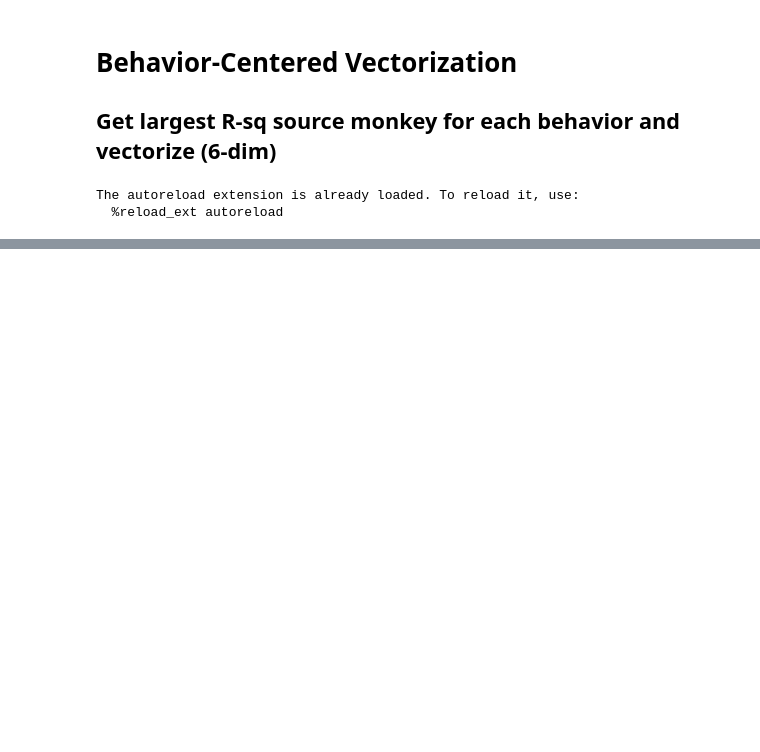
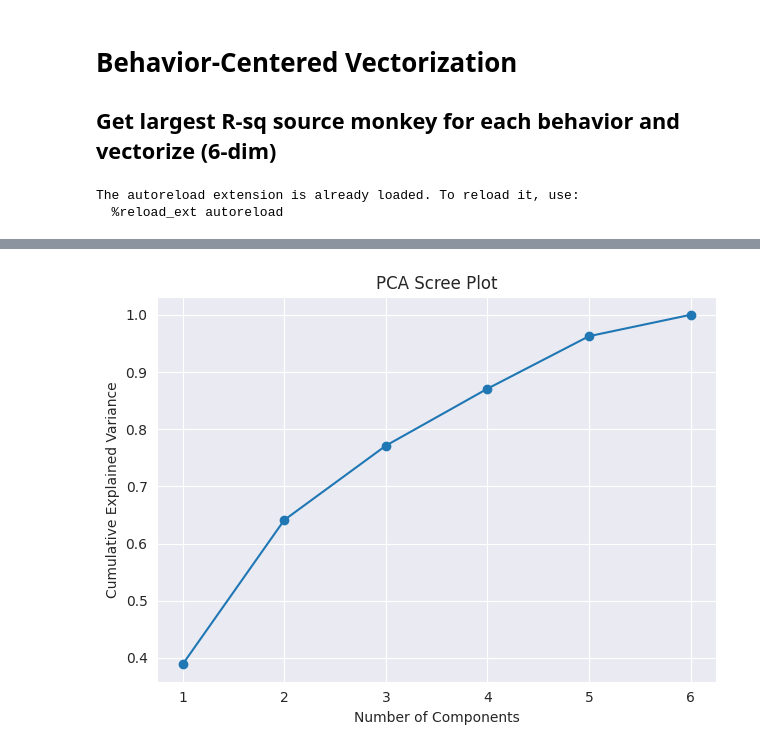
Before and after one commit to EdConnorLab/Julie, a Jupyter notebook: notebooks/regression_analysis2.ipynb, the cells around one changed output, grey strips where cells are left out. Drawn from its saved outputs; the diff is of its cells as text; code cells hidden in the pictures; blank space fills up the shorter version.

```diff
--- a/notebooks/regression_analysis2.ipynb
+++ b/notebooks/regression_analysis2.ipynb
@@ -89,0 +91,16 @@ plt.show()
+# %%
+# Step 1: PCA
+pca = PCA()
+pca_result = pca.fit_transform(pivot_df)
+
+# Step 2: Scree plot to decide # of components
+explained_var = pca.explained_variance_ratio_
+plt.plot(range(1, len(explained_var)+1), explained_var.cumsum(), marker='o')
+plt.xlabel("Number of Components")
+plt.ylabel("Cumulative Explained Variance")
+plt.title("PCA Scree Plot")
+plt.grid(True)
+plt.tight_layout()
+plt.show()
+# %% [output]
+[figure, added]
```
Also changed, not shown: parts of 9 cells of this notebook, 2 other files.
